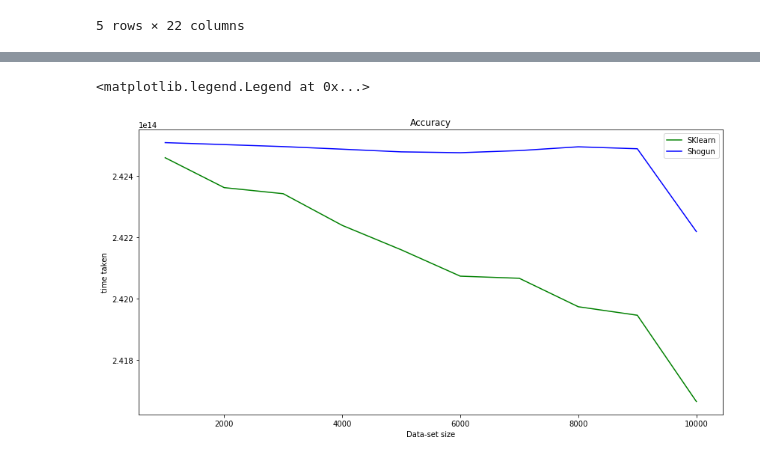
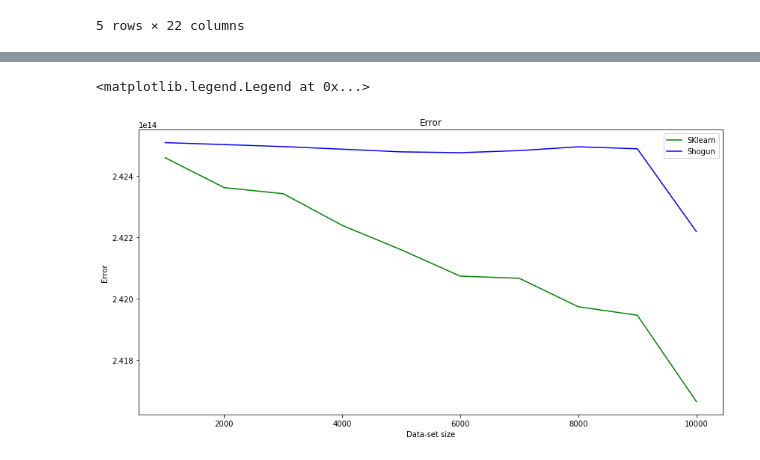
Before and after one commit to NanuSai/shogun-benchmarks, a Jupyter notebook: notebooks/KRR.ipynb, the cells around one changed output, grey strips where cells are left out. Cells and saved outputs as stored; diff of their text form; code cells hidden in the pictures.

```diff
--- a/notebooks/KRR.ipynb
+++ b/notebooks/KRR.ipynb
@@ -176,12 +176,12 @@ plt.legend()
 # %%
 # PLOTTING Accuracy
 plt.figure(figsize=(14,7))
-plt.title('Accuracy')
+plt.title('Error')
 plt.plot(size,error_skl,color='green',label='SKlearn')
 plt.plot(size,error_sgn,color='blue',label='Shogun')
 plt.xlabel('Data-set size')
-plt.ylabel('time taken')
+plt.ylabel('Error')
 plt.legend()
 # %% [output]
 <matplotlib.legend.Legend at 0x...>
-[figure, old version]
+[figure, new version]
```
Also changed, not shown: parts of 2 cells of this notebook.
